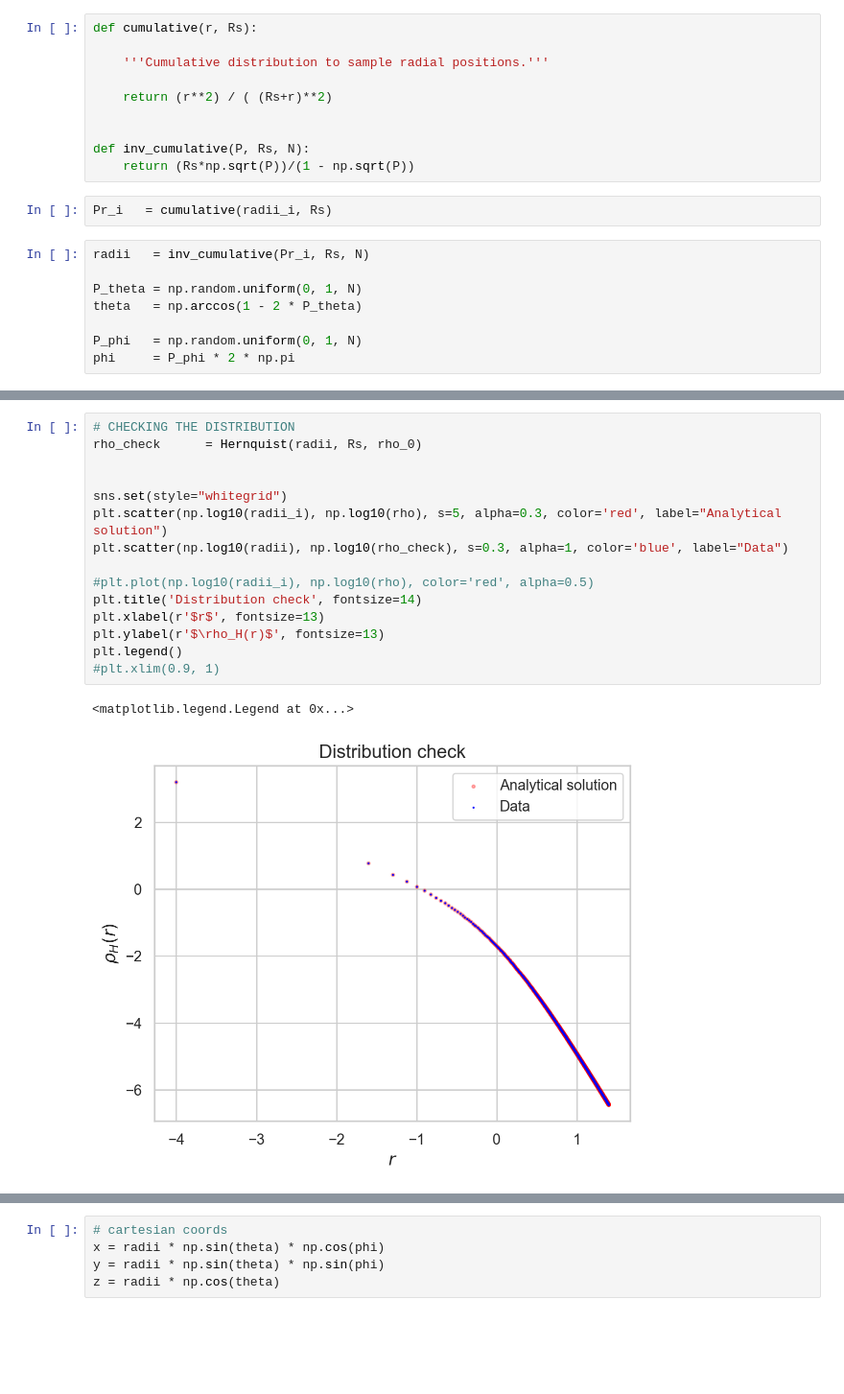
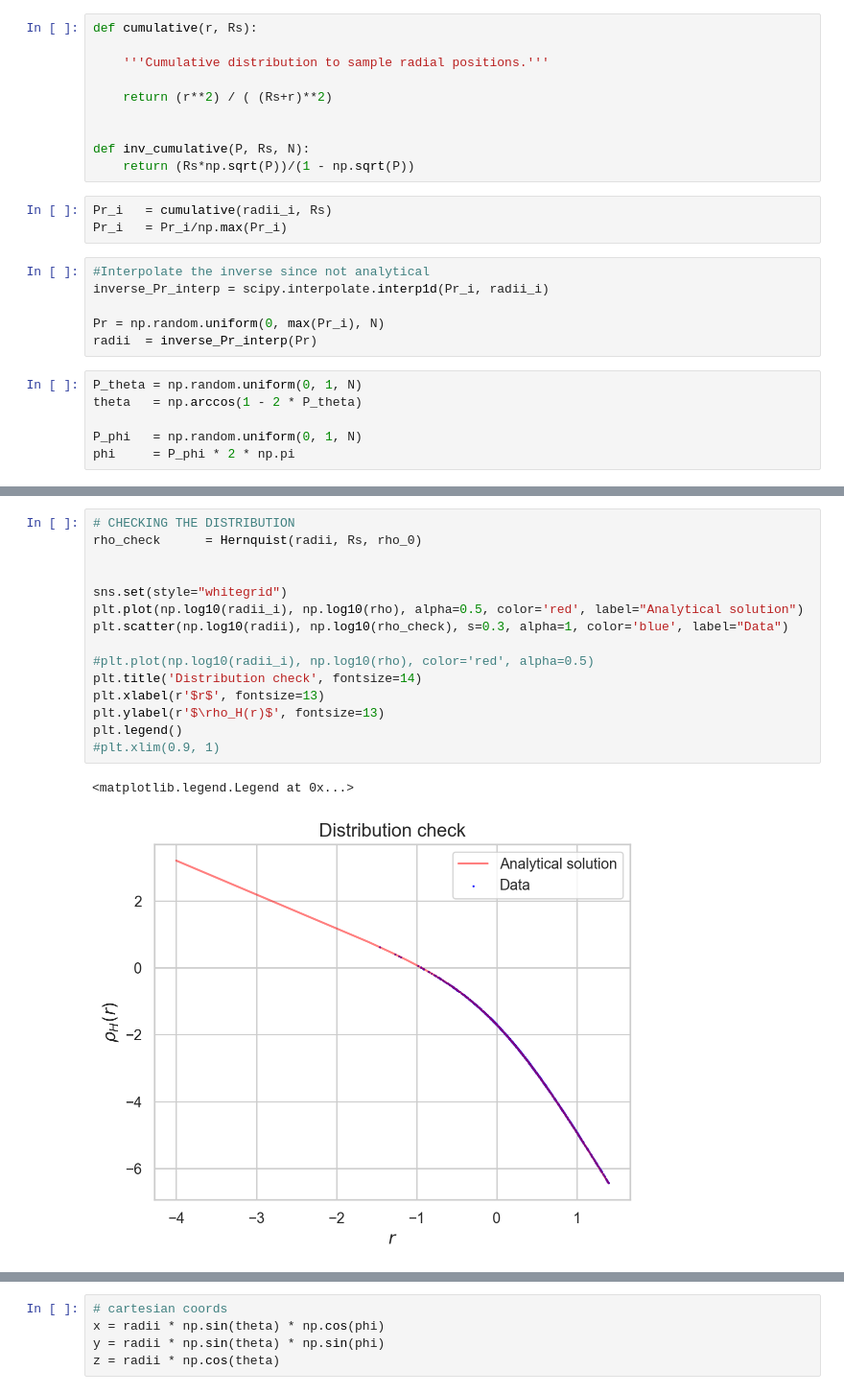
Before and after one commit to racheleguidettii/Galaxies-Dynamics, a Jupyter notebook: Hernquist.ipynb, the cells around one changed output, grey strips where cells are left out. Shown at 96% size. Cells and saved outputs as stored; diff of their text form; blank space fills up the shorter version.

```diff
--- a/Hernquist.ipynb
+++ b/Hernquist.ipynb
@@ -107,9 +103,14 @@ def inv_cumulative(P, Rs, N):
     return (Rs*np.sqrt(P))/(1 - np.sqrt(P))
 # %%
 Pr_i   = cumulative(radii_i, Rs)
+Pr_i   = Pr_i/np.max(Pr_i)
+# %%
+#Interpolate the inverse since not analytical
+inverse_Pr_interp = scipy.interpolate.interp1d(Pr_i, radii_i)
+
+Pr = np.random.uniform(0, max(Pr_i), N)
+radii  = inverse_Pr_interp(Pr)
 # %%
-radii   = inv_cumulative(Pr_i, Rs, N)
-
 P_theta = np.random.uniform(0, 1, N)
 theta   = np.arccos(1 - 2 * P_theta)
 
@@ -160,19 +119,19 @@ rho_check = calcola_densita(radii_i)
 # %%
 # CHECKING THE DISTRIBUTION
 rho_check      = Hernquist(radii, Rs, rho_0)
 
 
 sns.set(style="whitegrid")
-plt.scatter(np.log10(radii_i), np.log10(rho), s=5, alpha=0.3, color='red', label="Analytical solution")
+plt.plot(np.log10(radii_i), np.log10(rho), alpha=0.5, color='red', label="Analytical solution")
 plt.scatter(np.log10(radii), np.log10(rho_check), s=0.3, alpha=1, color='blue', label="Data")
 
 #plt.plot(np.log10(radii_i), np.log10(rho), color='red', alpha=0.5)
 plt.title('Distribution check', fontsize=14)
 plt.xlabel(r'$r$', fontsize=13)
 plt.ylabel(r'$\rho_H(r)$', fontsize=13)
 plt.legend()
 #plt.xlim(0.9, 1)
 # %% [output]
 <matplotlib.legend.Legend at 0x...>
-[figure, old version]
+[figure, new version]
 # %%
```
Also changed, not shown: parts of 19 cells of this notebook, 1 other file.
